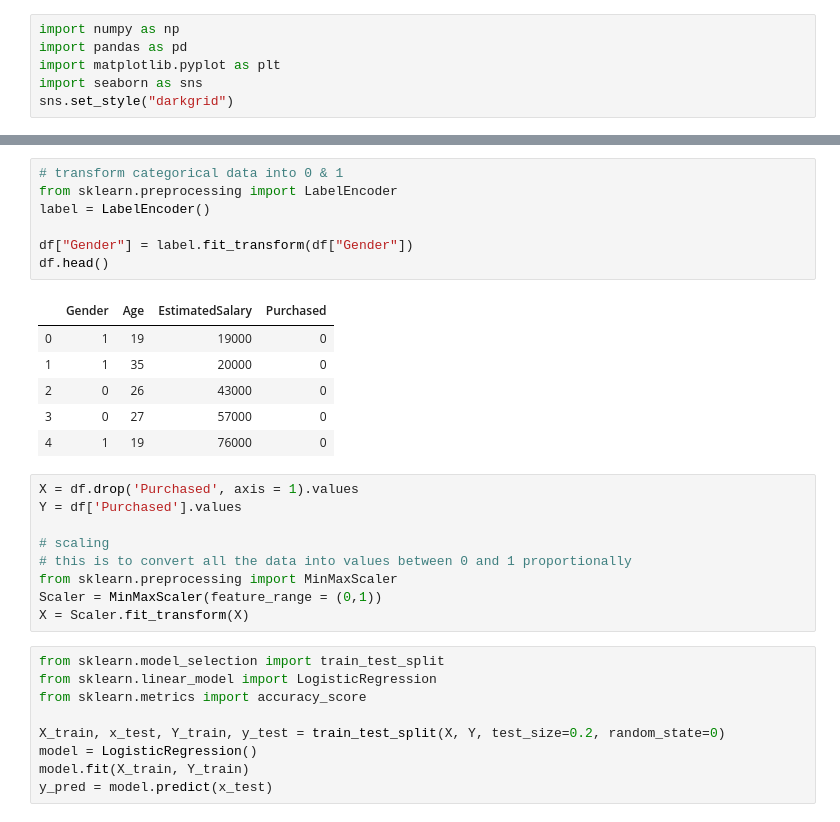
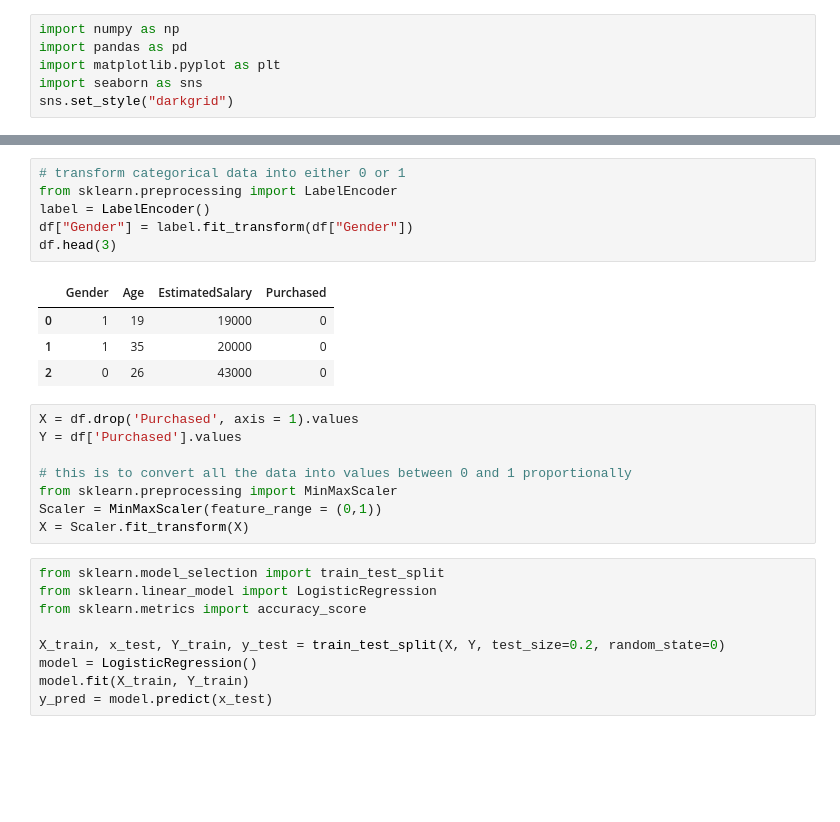
Before and after one commit to wenhsian41/Logistic-Regression, a Jupyter notebook: customer_behavior.ipynb, the cells around one changed output, grey strips where cells are left out. Cells and saved outputs as stored; diff of their text form; blank space fills up the shorter version.

```diff
--- a/customer_behavior.ipynb
+++ b/customer_behavior.ipynb
@@ -65,22 +32,18 @@ df.groupby("Gender").mean().drop("Purchased", axis=1)
 # %%
-# transform categorical data into 0 & 1
+# transform categorical data into either 0 or 1
 from sklearn.preprocessing import LabelEncoder
 label = LabelEncoder()
-
 df["Gender"] = label.fit_transform(df["Gender"])
-df.head()
+df.head(3)
 # %% [output]
 |  | Gender | Age | EstimatedSalary | Purchased |
 | 0 | 1 | 19 | 19000 | 0 |
 | 1 | 1 | 35 | 20000 | 0 |
 | 2 | 0 | 26 | 43000 | 0 |
-| 3 | 0 | 27 | 57000 | 0 |
-| 4 | 1 | 19 | 76000 | 0 |
 # %%
 X = df.drop('Purchased', axis = 1).values
 Y = df['Purchased'].values
 
-# scaling
 # this is to convert all the data into values between 0 and 1 proportionally
 from sklearn.preprocessing import MinMaxScaler
 Scaler = MinMaxScaler(feature_range = (0,1))
```
Also changed, not shown: parts of 10 cells of this notebook.
